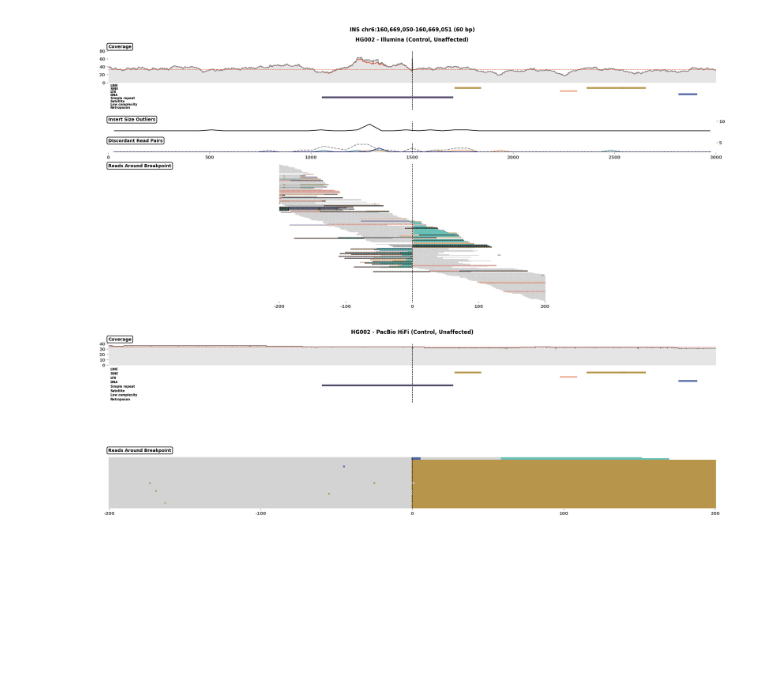
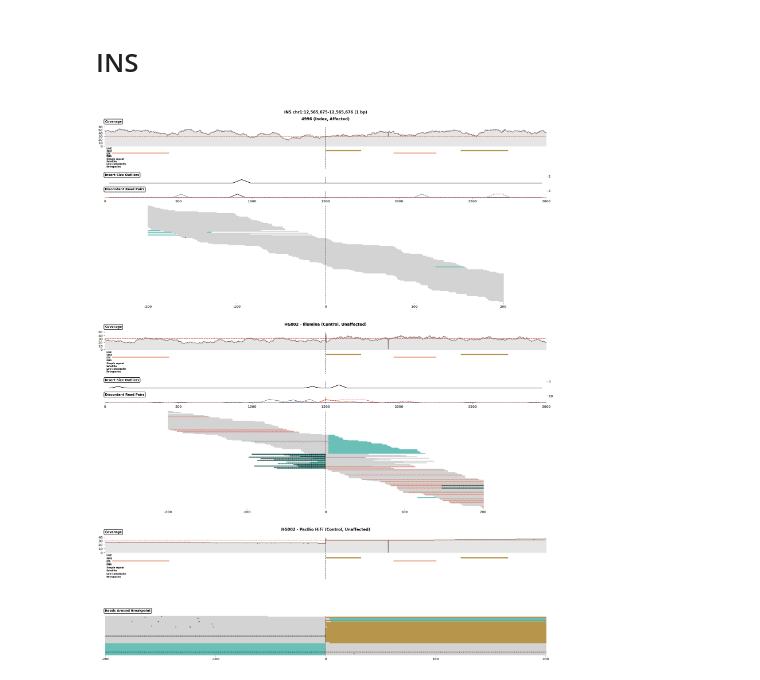
Before and after one commit to burgshrimps/cuban, a Jupyter notebook: sv-visualize.ipynb, the cells around one changed output. Drawn from its saved outputs; the diff is of its cells as text; code cells hidden in the pictures; blank space fills up the shorter version.

```diff
--- a/sv-visualize.ipynb
+++ b/sv-visualize.ipynb
@@ -22,38 +102,40 @@ repeat_df = pd.read_csv(repeats, sep='\t')
+# %% [markdown]
+# INS
 # %%
 # Region
 sv_type = 'INS'
-chrom = 'chr6'
-start = 160669050
-stop = 160669051
-sv_len = 60
+chrom = 'chr1'
+start = 12565675
+stop = 12565676
+sv_len = stop - start
 
 # Samples from cohort
-cohort_samples = {'19-104' : {'family_status' : 'index',
+cohort_samples = {'4996' : {'family_status' : 'index',
                               'disease_status' : 'affected',
                               'technology' : 'ill',
-                              'bam_name' : f'/confidential/typo/cohorts/Udd/aligned_bam/19-104/GRCh38.bwa_mem.pe.sorted.mdup.recal.bam',
+                              'bam_name' : f'/confidential/typo/cohorts/limb2/aligned_bam/4996/GRCh38.bwa_mem.pe.sorted.mdup.recal.bam',
                               'baseline_cov' : 30}}
 
 # Load baseline coverage for control samples
 with open('resources/baseline_cov_ill.json', 'r') as f:
     baseline_cov_ill = json.load(f)
 with open('resources/baseline_cov_pb.json', 'r') as f:
     baseline_cov_pb = json.load(f)
 
 # Samples from control
 control_samples = {'HG002 - Illumina' : {'family_status' : 'control',
                                          'disease_status' : 'unaffected',
                                          'technology' : 'ill',
                                          'bam_name' : '/confidential/FamilyR13/DATA/10x/SCRIPT/tGenVar/svdb/data/raw/1kg/hg38/HG002/ill/bam/GRCh38.bwa_mem.pe.sorted.mdup.recal.bam',
                                          'baseline_cov' : baseline_cov_ill[chrom]},
                    'HG002 - PacBio HiFi' : {'family_status' : 'control',
                                             'disease_status' : 'unaffected',
                                             'technology' : 'pb',
                                             'bam_name' : '/confidential/FamilyR13/DATA/10x/SCRIPT/tGenVar/svdb/data/raw/1kg/hg38/HG002/pb_hifi/bam/HG002_GRCh38.haplotag.10x.bam',
                                             'baseline_cov' : baseline_cov_pb[chrom]}}
 
 samples = {**cohort_samples, **control_samples}
+
+cuban(samples, repeat_df, sv_type, chrom, start, stop, padding=1500, window=200, collapse_ins=False, sv_len=sv_len)
+# %% [output]
+[figure, added]
-# %%
-cuban(control_samples, repeat_df, sv_type, chrom, start, stop, padding=1500, window=200, collapse_ins=False, sv_len=sv_len)
-# %% [output]
-[figure, removed]
```
Also changed, not shown: parts of 9 cells of this notebook, 3 other files.
